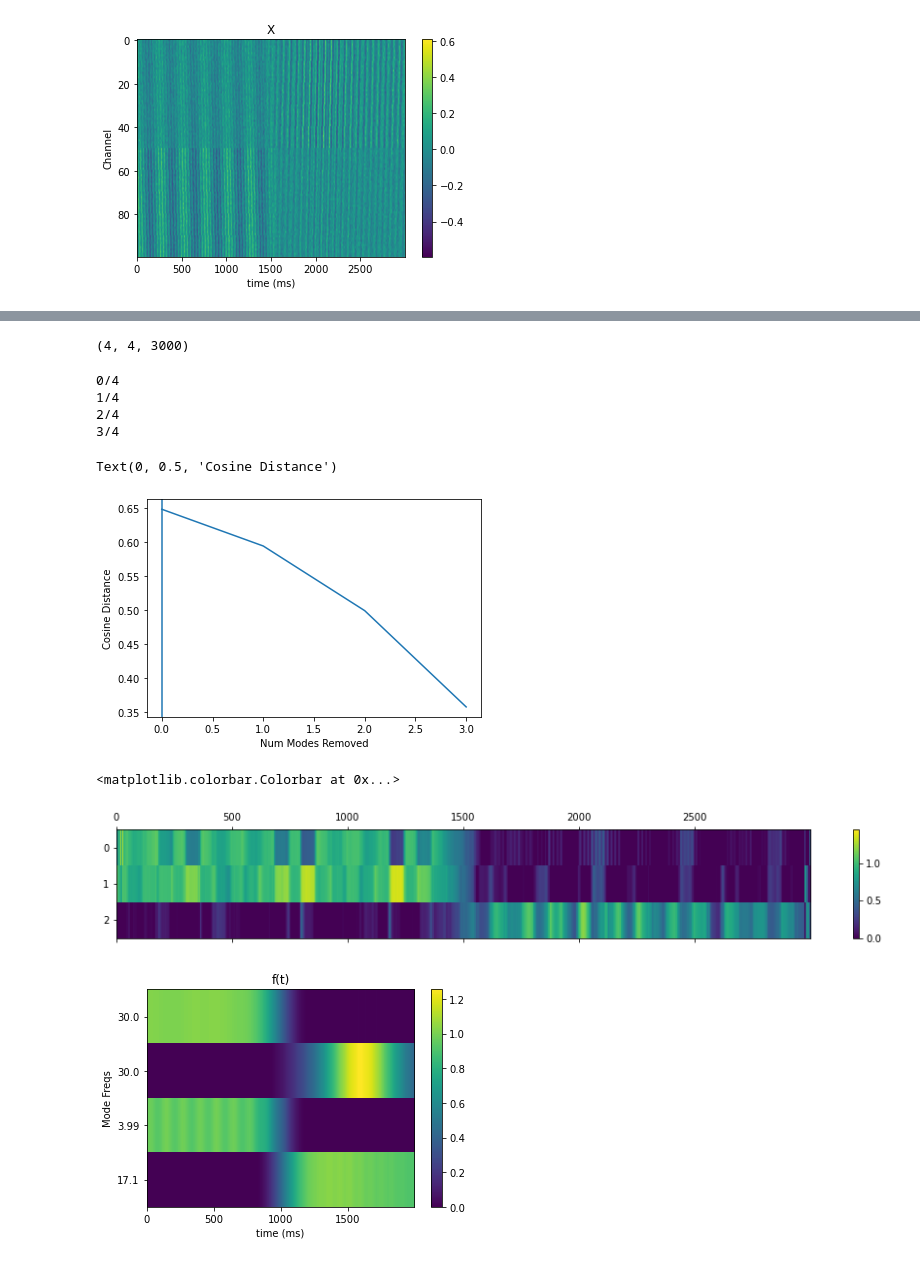
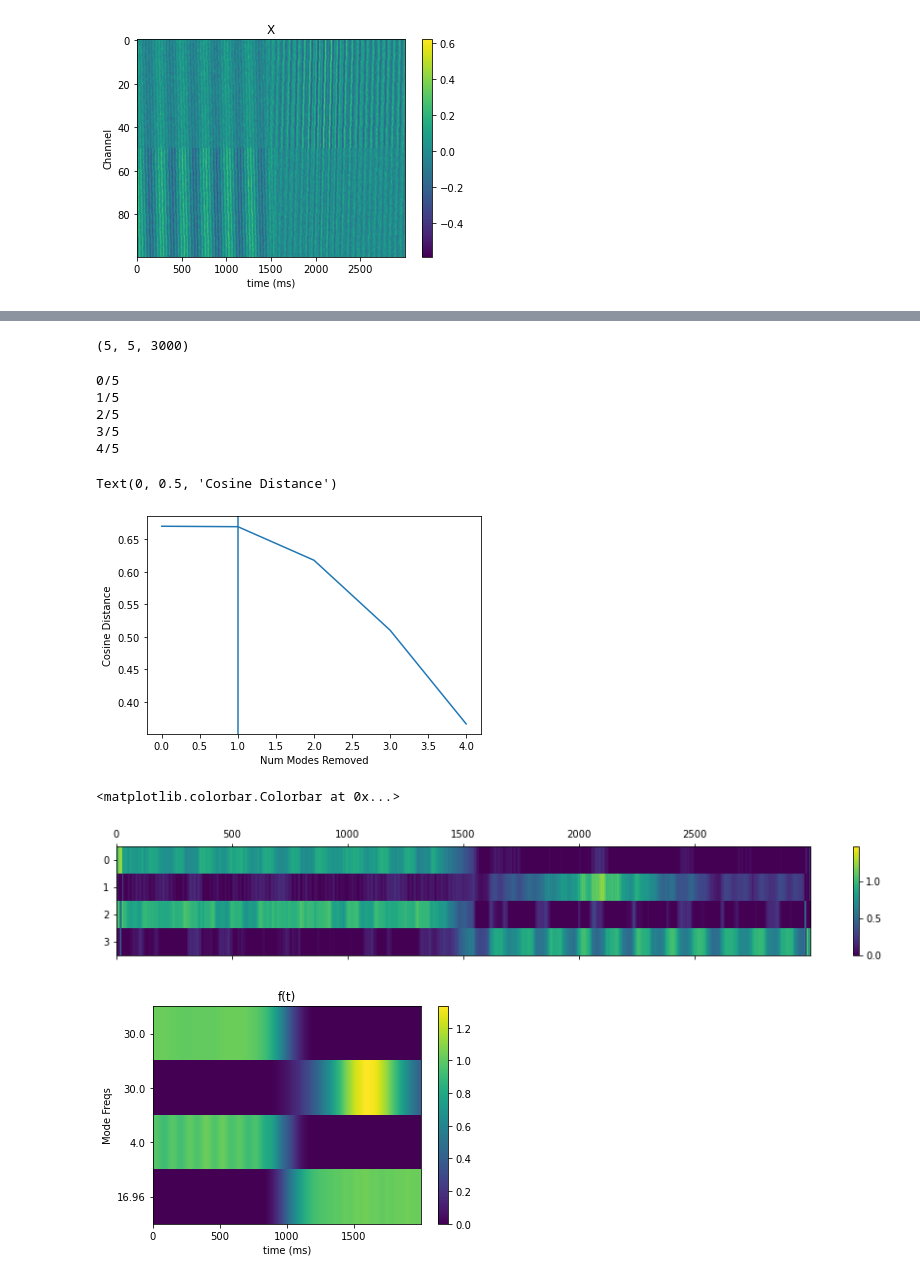
Before and after one commit to learning-2-learn/nsdmd, a Jupyter notebook: examples/two_network_demo.ipynb, the cells around one changed output, grey strips where cells are left out. Saved outputs shown, nothing was run; the diff lists cells and outputs as text; code cells hidden in the pictures.

```diff
--- a/examples/two_network_demo.ipynb
+++ b/examples/two_network_demo.ipynb
@@ -74,7 +74,7 @@ Text(0, 0.5, 'Freq (Hz)')
 soln = nsdmd.get_soln(freqs, phis, t, t[windows[:,0]])
 soln_r = np.transpose(soln, (1,0,2,3)).reshape((-1, soln.shape[2], soln.shape[3]))
 # %%
-group_idx = nsdmd.group_by_similarity(freqs, phis, thresh_phi_amp=0.92)
+group_idx = nsdmd.group_by_similarity(freqs, phis, thresh_phi_amp=0.95)
 
 sub_idx = []
 for i, groups in enumerate(group_idx):
@@ -102,22 +102,23 @@ B,f = nsdmd.exact_Bf(x, soln_r[sub_idx])
 # %%
 B.shape
 # %% [output]
-(4, 4, 3000)
+(5, 5, 3000)
 # %%
 idx_all, total_error = nsdmd.exact_f_greedy(B,f,soln_r[sub_idx],x,30)
 # %% [output]
-0/4
-1/4
-2/4
-3/4
+0/5
+1/5
+2/5
+3/5
+4/5
 # %%
 plt.plot(total_error)
-plt.axvline(0)
+plt.axvline(1)
 plt.xlabel('Num Modes Removed')
 plt.ylabel('Cosine Distance')
 # %% [output]
 Text(0, 0.5, 'Cosine Distance')
-[figure, old version]
+[figure, new version]
 # %%
 idx = idx_all[1]
 f_hat = nsdmd.exact_f_from_Bf(np.array([b[idx] for b in B[idx]]),f[idx])
@@ -127,33 +128,32 @@ plt.matshow(f_hat, aspect='auto')
 plt.colorbar()
 # %% [output]
 <matplotlib.colorbar.Colorbar at 0x...>
-[figure, old version]
+[figure, new version]
 # %%
 alpha = 0.1
 beta = 0.1
 lr_G = 0.01
 maxiter = 100
 N = 20
 
-idx = sub_idx[idx_all[0]]
+idx = sub_idx[idx_all[1]]
 
 f_hat = nsdmd.grad_f(x, soln_r[idx], alpha, beta, N, lr_G, maxiter)
 f_hat = nsdmd.grad_f_amp(f_hat, soln_r[idx], x)
 
 alpha = [str(np.round(f,2)) for f in freqs.T.reshape((-1))[idx]]
 fig = plt.figure()
 ax = fig.add_subplot(111)
 cax = ax.matshow(f_hat[:,500:-500], aspect='auto')
 fig.colorbar(cax)
 ax.set_yticklabels([''] + alpha)
 ax.xaxis.set_ticks_position('bottom')
 plt.title('f(t)')
 plt.xlabel('time (ms)')
 plt.ylabel('Mode Freqs')
-plt.savefig('recentImage')
 plt.show()
 # %% [output]
-[figure, old version]
+[figure, new version]
 # %%
 colors = ['orange', 'blue', 'blue', 'green', 'blue', 'green']
 for i,f in enumerate(f_hat[:,500:-500]):
```
Also changed, not shown: parts of 3 cells of this notebook, 2 other files.
